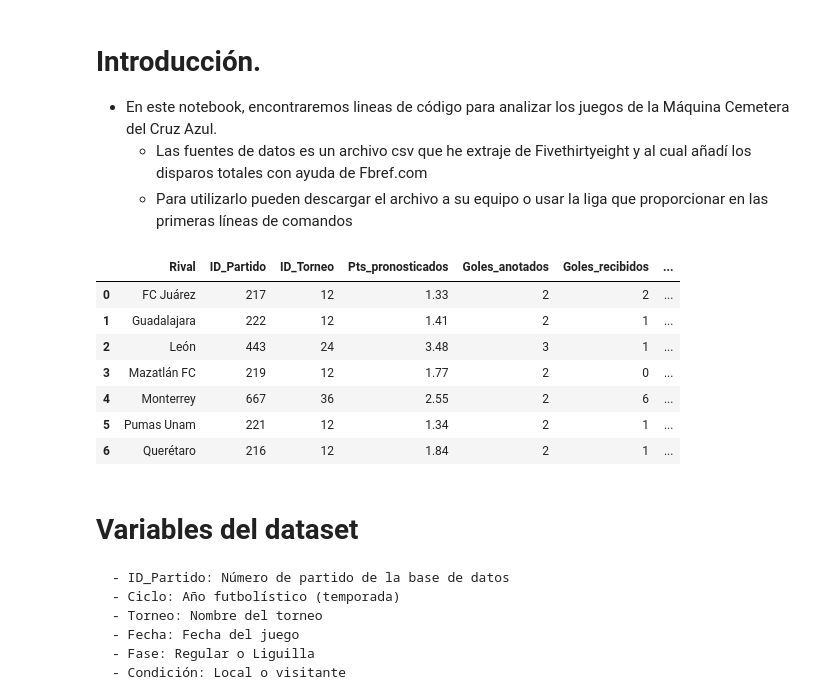
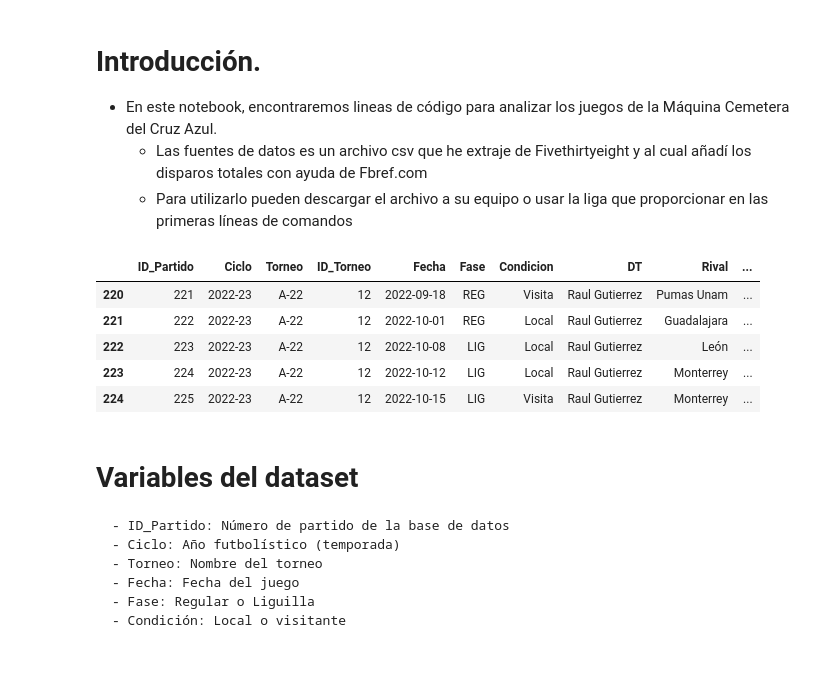
Before and after one commit to EduardoSanchezZ/Proyecto-Sports-Analytics, a Jupyter notebook: src/Futbol/Cruz Azul/Analisis_Cruz_Azul.ipynb, the cells around one changed output. Drawn from its saved outputs; the diff is of its cells as text; code cells hidden in the pictures; blank space fills up the shorter version.

```diff
--- a/src/Futbol/Cruz Azul/Analisis_Cruz_Azul.ipynb
+++ b/src/Futbol/Cruz Azul/Analisis_Cruz_Azul.ipynb
@@ -20,18 +20,19 @@ warnings.filterwarnings('ignore')
 # %%
 # liga donde obtendremos los datos del archivo
 
 link = 'https://raw.githubusercontent.com/EduardoSanchezZ/Proyecto-Sports-Analytics/main/Data/Cruz%20Azul/Juegos_de_Cruz_Azul.csv'
 data = pd.read_csv(link)
-data[data['DT']=='Raul Gutierrez'].groupby('Rival').sum().reset_index()
+
+#Output
+
+data.tail(5)
 # %% [output]
-|  | Rival | ID_Partido | ID_Torneo | Pts_pronosticados | Goles_anotados | Goles_recibidos | ... |
-| 0 | FC Juárez | 217 | 12 | 1.33 | 2 | 2 | ... |
-| 1 | Guadalajara | 222 | 12 | 1.41 | 2 | 1 | ... |
-| 2 | León | 443 | 24 | 3.48 | 3 | 1 | ... |
-| 3 | Mazatlán FC | 219 | 12 | 1.77 | 2 | 0 | ... |
-| 4 | Monterrey | 667 | 36 | 2.55 | 2 | 6 | ... |
-| 5 | Pumas Unam | 221 | 12 | 1.34 | 2 | 1 | ... |
-| 6 | Querétaro | 216 | 12 | 1.84 | 2 | 1 | ... |
+|  | ID_Partido | Ciclo | Torneo | ID_Torneo | Fecha | Fase | Condicion | DT | Rival | ... |
+| 220 | 221 | 2022-23 | A-22 | 12 | 2022-09-18 | REG | Visita | Raul Gutierrez | Pumas Unam | ... |
+| 221 | 222 | 2022-23 | A-22 | 12 | 2022-10-01 | REG | Local | Raul Gutierrez | Guadalajara | ... |
+| 222 | 223 | 2022-23 | A-22 | 12 | 2022-10-08 | LIG | Local | Raul Gutierrez | León | ... |
+| 223 | 224 | 2022-23 | A-22 | 12 | 2022-10-12 | LIG | Local | Raul Gutierrez | Monterrey | ... |
+| 224 | 225 | 2022-23 | A-22 | 12 | 2022-10-15 | LIG | Visita | Raul Gutierrez | Monterrey | ... |
 # %% [markdown]
 # Variables del dataset
 
```
Also changed, not shown: parts of 10 cells of this notebook.
